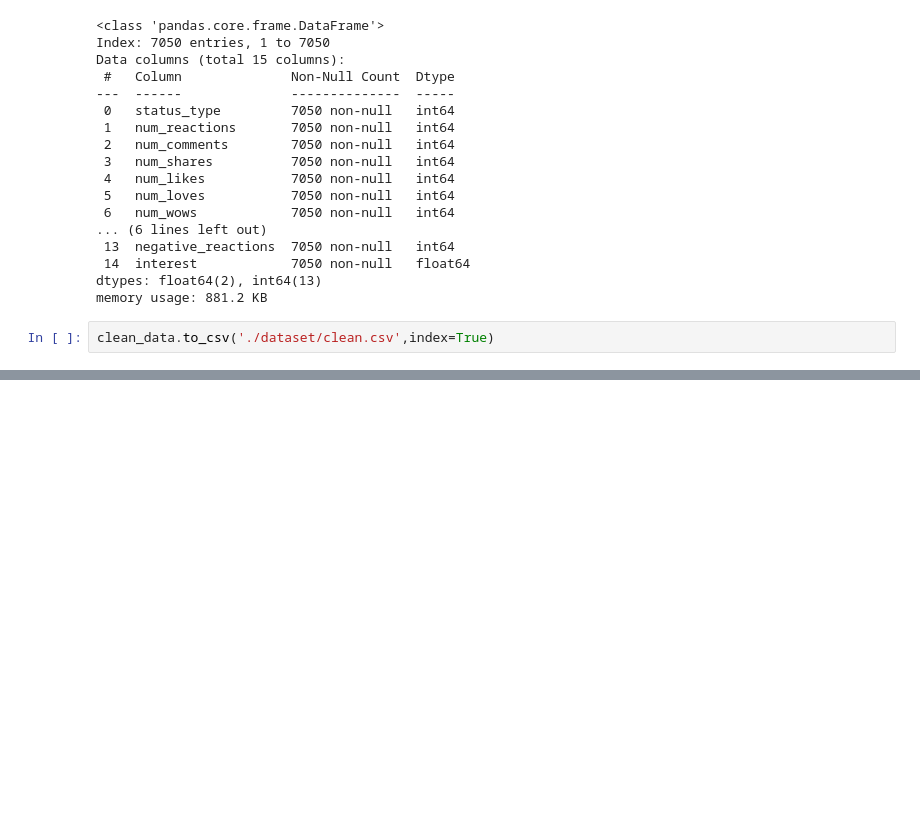
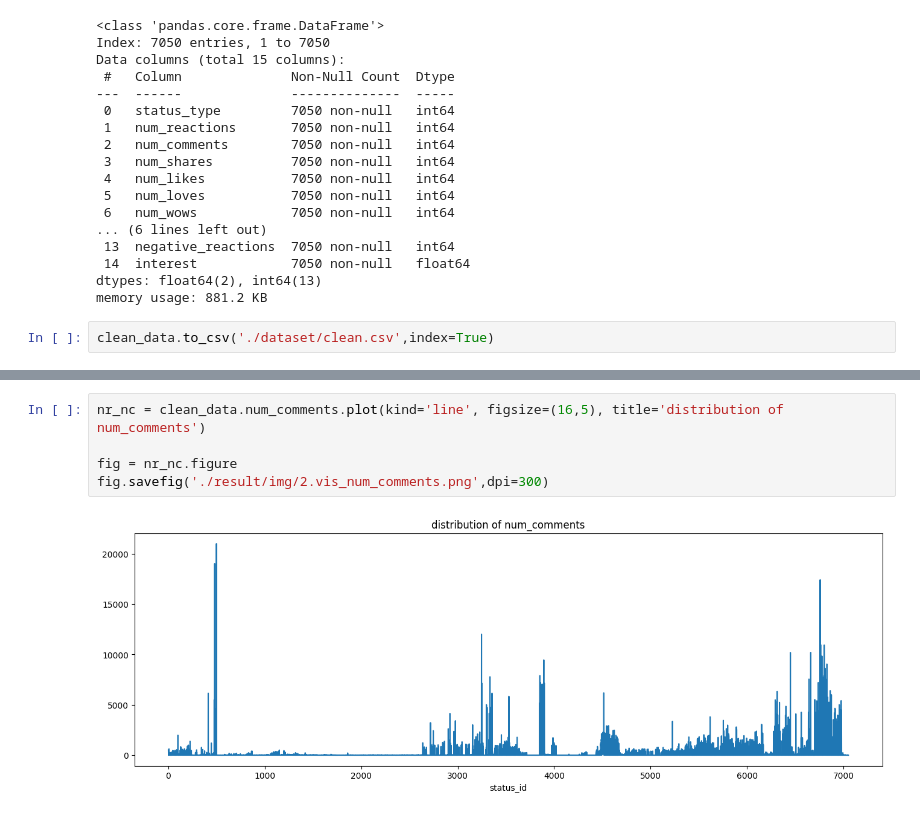
Before and after one commit to SeanWang0027/ML-clustering, a Jupyter notebook: clustering.ipynb, the cells around one changed output, grey strips where cells are left out. Drawn from its saved outputs; the diff is of its cells as text; blank space fills up the shorter version.

```diff
--- a/clustering.ipynb
+++ b/clustering.ipynb
@@ -353,0 +377,7 @@ clean_data.to_csv('./dataset/clean.csv',index=True)
+# %%
+nr_nc = clean_data.num_comments.plot(kind='line', figsize=(16,5), title='distribution of num_comments')
+
+fig = nr_nc.figure
+fig.savefig('./result/img/2.vis_num_comments.png',dpi=300)
+# %% [output]
+[figure, added]
```
Also changed, not shown: parts of 17 cells of this notebook, 15 other files.
